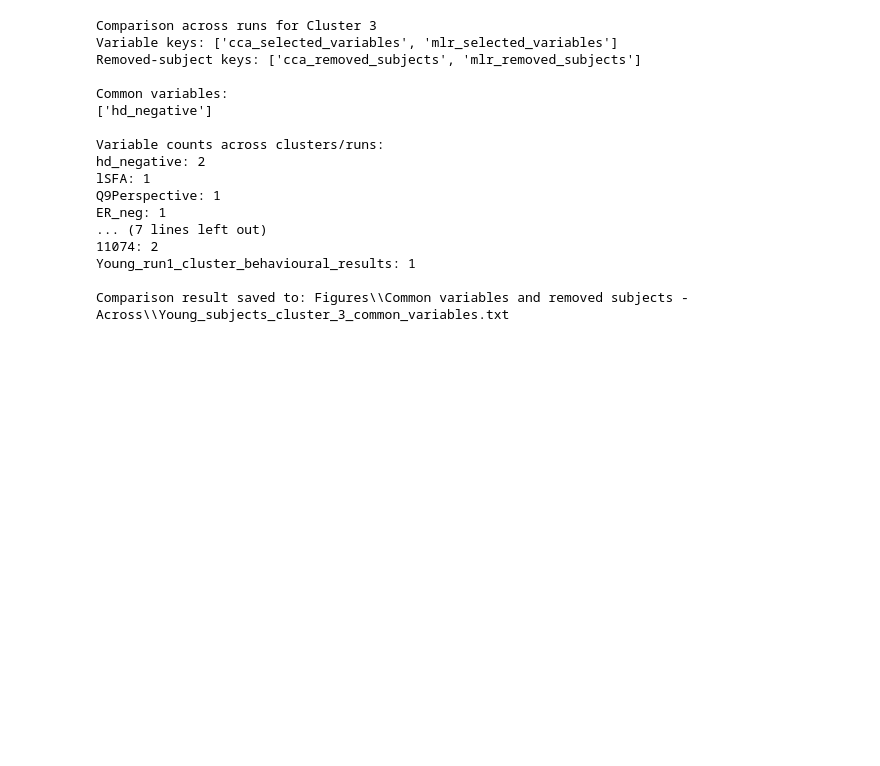
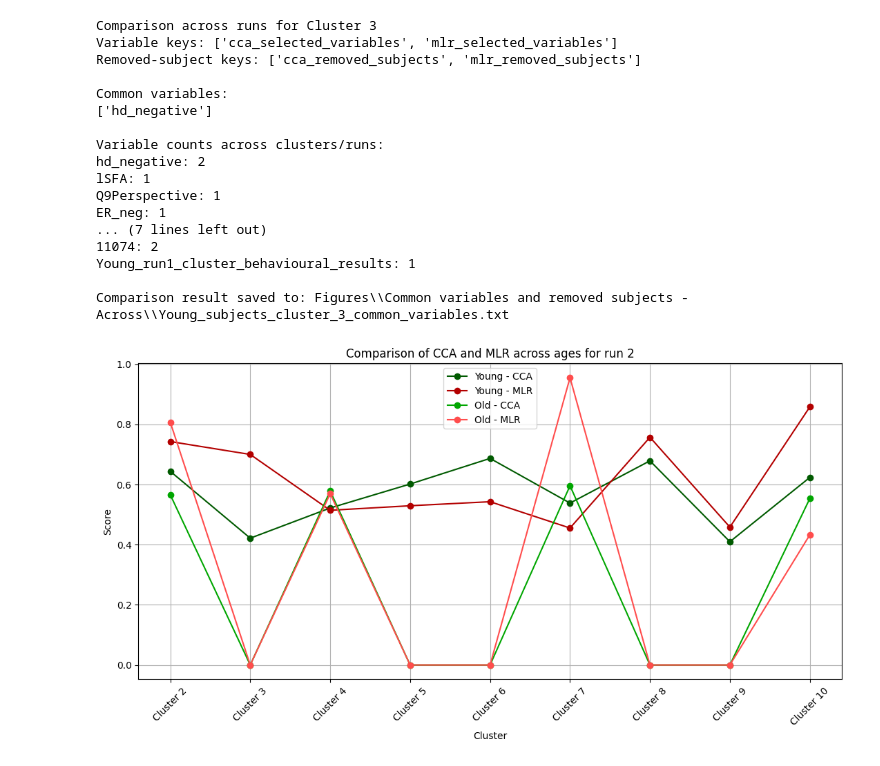
Before and after one commit to Oddrne/Master-Thesis-Autoencoder-and-UMAP-clustering-on-functional-connectivity, a Jupyter notebook: main.ipynb, the cells around one changed output. Drawn from its saved outputs; the diff is of its cells as text; code cells hidden in the pictures; blank space fills up the shorter version.

Commit message:
Added a comparison between young and old age groups

```diff
--- a/main.ipynb
+++ b/main.ipynb
@@ -667,3 +667,16 @@ ER_neg: 1
 Young_run1_cluster_behavioural_results: 1
 
 Comparison result saved to: Figures\\Common variables and removed subjects - Across\\Young_subjects_cluster_3_common_variables.txt
+# %%
+from Evaluate_models import plot_cca_mlr_two_jsons_across_clusters
+
+run_num = 2
+
+young_path = rf"Results\\Young_run{run_num}_cluster_behavioural_results.json"
+old_path = rf"Results\\Old_run{run_num}_cluster_behavioural_results.json"
+save_path = rf"Figures\\Comparison young and old\\run{run_num}_behavioural_age_comprison.png"
+title = rf"Comparison of CCA and MLR across ages for run {run_num}"
+
+results = plot_cca_mlr_two_jsons_across_clusters(old_json_path=old_path, young_json_path=young_path, title=title, save_path=save_path)
+# %% [output]
+[figure, added]
```
Also changed, not shown: 3 other files.
